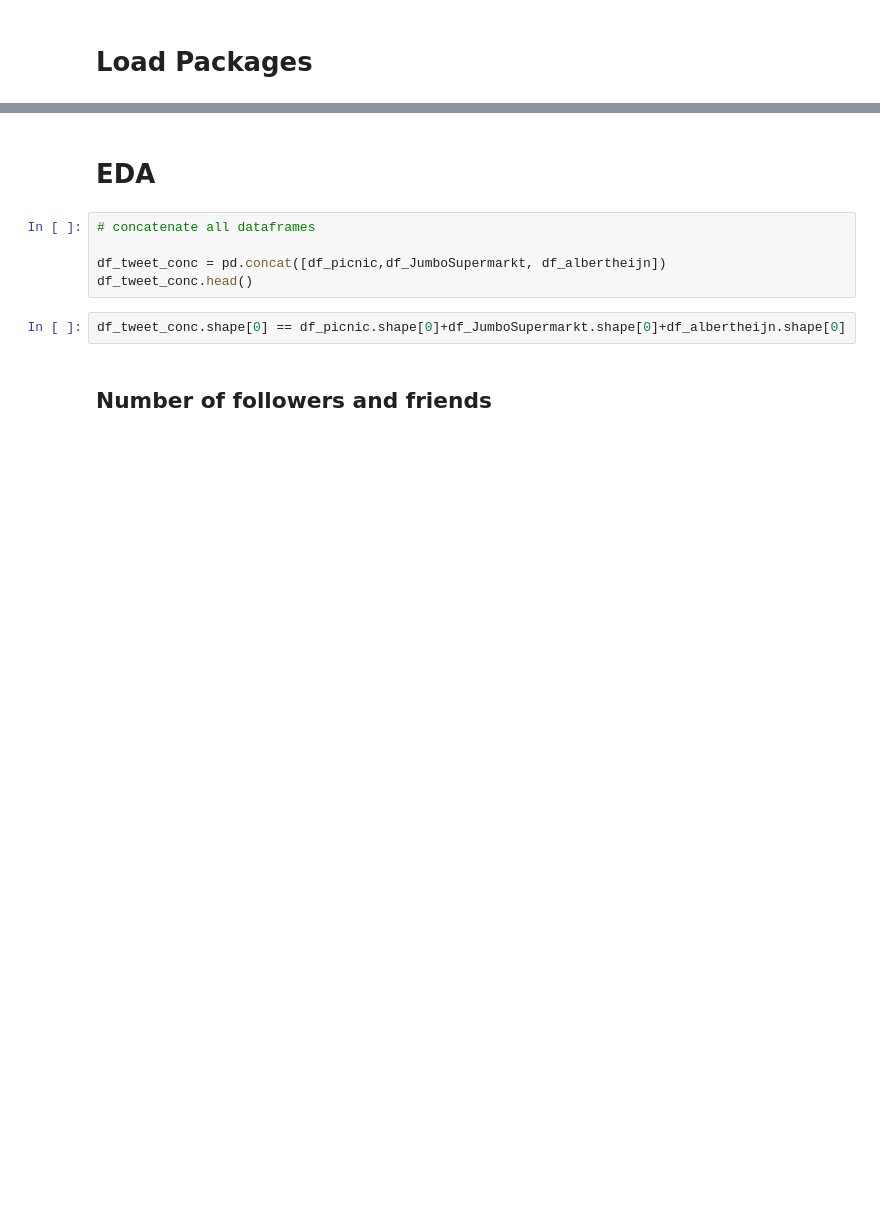
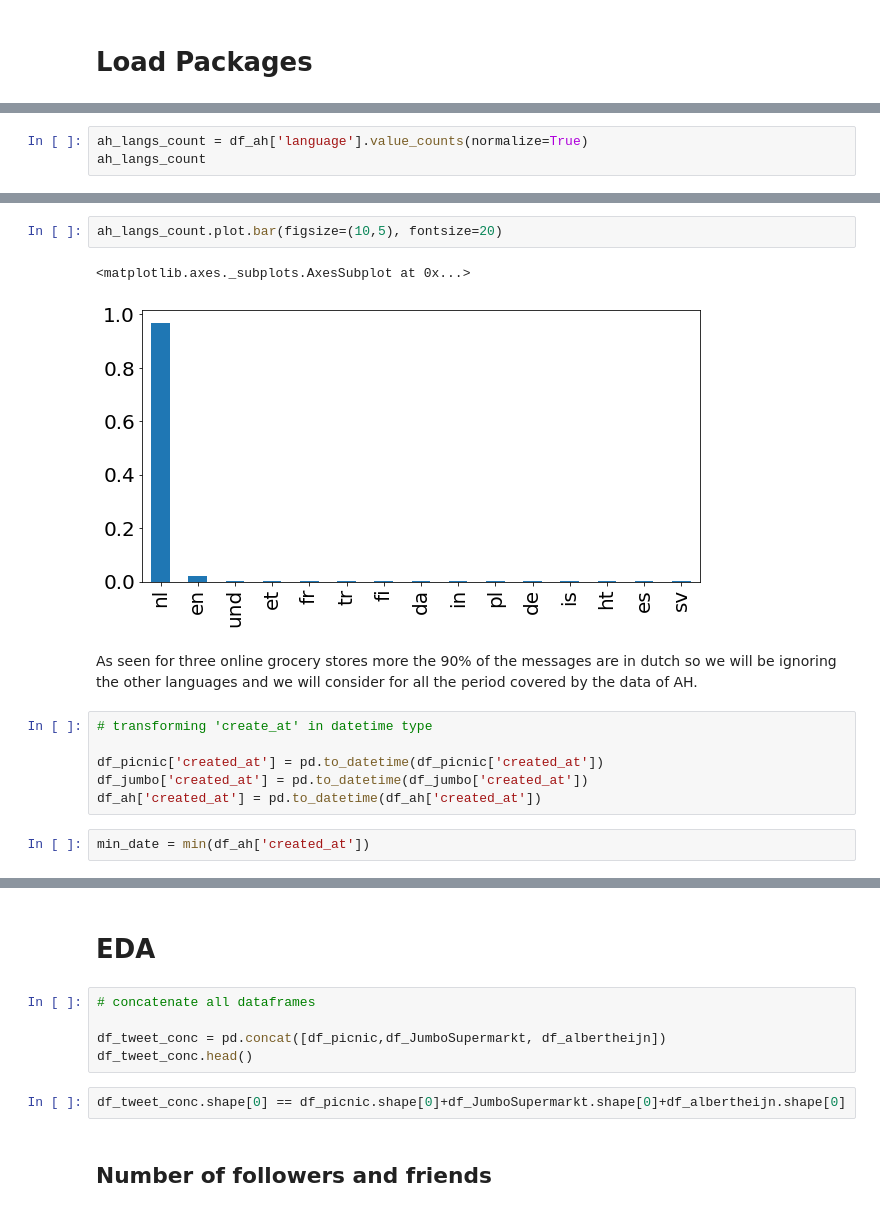
Before and after one commit to dpbac/twitter_analysis_online_grocery_NL, a Jupyter notebook: notebooks/03-EDA and Sentiment Analysis.ipynb, the cells around one changed output, grey strips where cells are left out. Cells and saved outputs as stored; diff of their text form; blank space fills up the shorter version.

```diff
--- a/notebooks/03-EDA and Sentiment Analysis.ipynb
+++ b/notebooks/03-EDA and Sentiment Analysis.ipynb
@@ -24,0 +257,3 @@ TodaysDate = time.strftime("%Y-%m-%d")
+# %%
+ah_langs_count = df_ah['language'].value_counts(normalize=True)
+ah_langs_count
@@ -24,0 +277,15 @@ TodaysDate = time.strftime("%Y-%m-%d")
+# %%
+ah_langs_count.plot.bar(figsize=(10,5), fontsize=20)
+# %% [output]
+<matplotlib.axes._subplots.AxesSubplot at 0x...>
+[figure, added]
+# %% [markdown]
+As seen for three online grocery stores more the 90% of the messages are in dutch so we will be ignoring the other languages and we will consider for all the period covered by the data of AH.
+# %%
+# transforming 'create_at' in datetime type
+
+df_picnic['created_at'] = pd.to_datetime(df_picnic['created_at'])
+df_jumbo['created_at'] = pd.to_datetime(df_jumbo['created_at'])
+df_ah['created_at'] = pd.to_datetime(df_ah['created_at'])
+# %%
+min_date = min(df_ah['created_at'])
```
Also changed, not shown: parts of 44 cells of this notebook.
